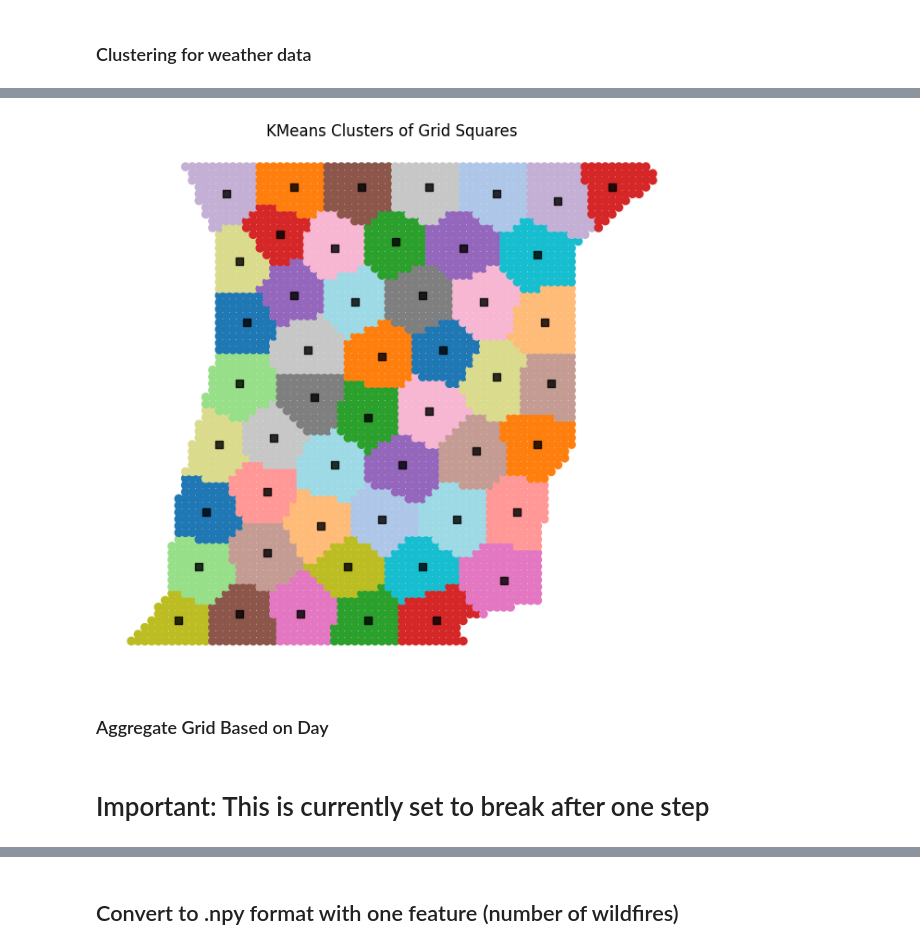
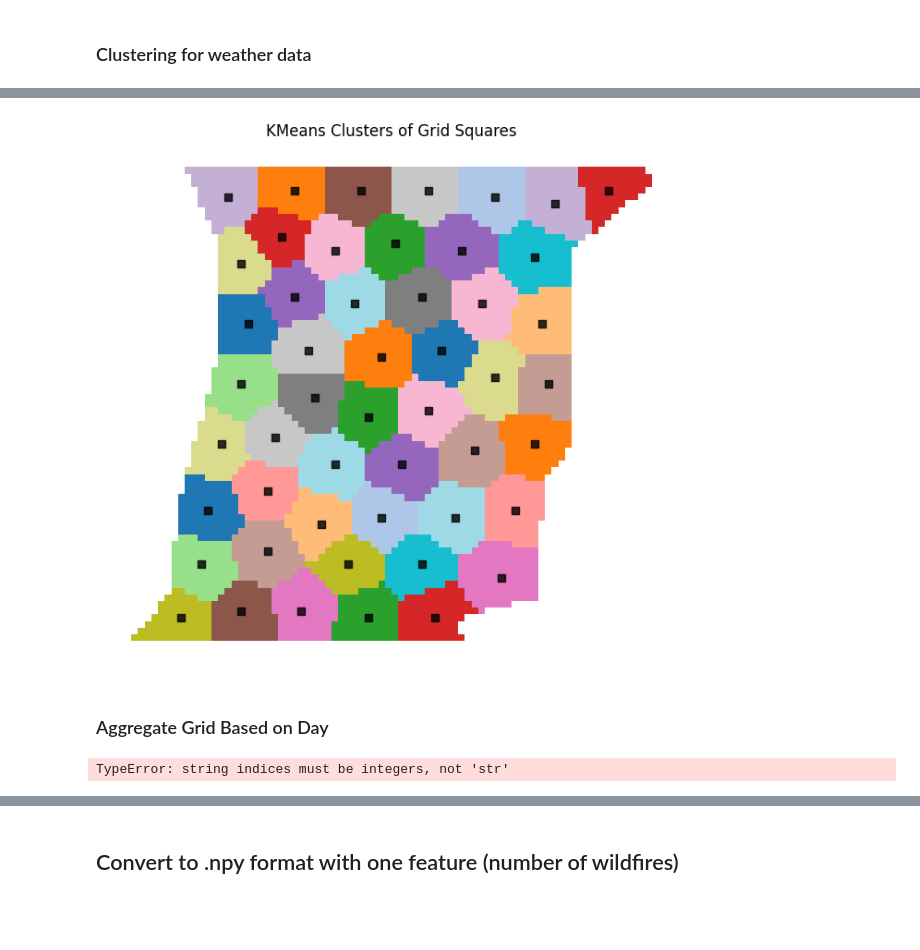
Before and after one commit to selinceydeli/Full-Graph_Wildfire_Prediction, a Jupyter notebook: prep_data.ipynb, the cells around one changed output, grey strips where cells are left out. Saved outputs shown, nothing was run; the diff lists cells and outputs as text; code cells hidden in the pictures; blank space fills up the shorter version.

```diff
--- a/prep_data.ipynb
+++ b/prep_data.ipynb
@@ -294,29 +119,6 @@ def safe_stat(value, func="mean"):
 # %% [markdown]
 ### Clustering for weather data
 # %%
-from sklearn.cluster import KMeans
-
-grid_gdf.to_crs(coord_ref_sys)
-coords = np.array([(geom.y, geom.x) for geom in grid_gdf.centroid_grid])
-
-# clustering based on geographic closeness
+from preprocessing.cluster import give_cluster_grid_centers
 n_clusters = 50
-kmeans = KMeans(n_clusters=n_clusters, random_state=42, n_init = 10)
-grid_gdf["cluster_id"] = kmeans.fit_predict(coords)
-
-cluster_points = [SPoint(xy[1], xy[0]) for xy in kmeans.cluster_centers_]
-# dict of the closest node to each cluster center
-cluster_grid_centers = {}
-
-for cluster_id, center in enumerate(cluster_points):
-    cluster_nodes = grid_gdf[grid_gdf["cluster_id"] == cluster_id]
-    # distances between the center of the cluster and all cluster nodes
-    distances = cluster_nodes["centroid_grid"].distance(center)
-
-    closest_node = distances.idxmin()
-    closest_node_id = grid_gdf.loc[closest_node]["node_id"]
-    closest_node_centroid = grid_gdf.loc[closest_node]["centroid_grid"]
-
-    cluster_grid_centers[cluster_id] = (closest_node_id, closest_node_centroid)
-
-cluster_grid_centers
+cluster_grid_centers, grid = give_cluster_grid_centers(n_clusters, grid, coord_ref_sys)
@@ -341,20 +125,6 @@ cluster_grid_centers
 # %%
-# visualize clusters
-fig, ax = plt.subplots(figsize=(8, 8))
-grid_gdf.plot(column="cluster_id", categorical=True, ax=ax, cmap="tab20")
-
-center_points = [centroid for node_id, centroid in cluster_grid_centers.values()]
-
-cluster_points = gpd.GeoDataFrame(
-    geometry = center_points,
-    crs = coord_ref_sys
-)
-
-cluster_points.plot(ax=ax, color="black",  alpha=0.8, marker="s")
-ax.set_title("KMeans Clusters of Grid Squares")
-ax.set_axis_off()
-plt.savefig(os.path.join(DATA_PLOTS_DIRECTORY, "kmeans_weather.png"), dpi=300, bbox_inches="tight")
-plt.show()
+from visualization.preprocessing_visualization import show_clusters
+show_clusters(grid, coord_ref_sys, cluster_grid_centers, DATA_PLOTS_DIRECTORY, "kmeans_clusters_grid.png")
 # %% [output]
-[figure, old version]
+[figure, new version]
 # %%
@@ -375,4 +133,2 @@ def get_node_cluster_centroid(point):
 # %% [markdown]
 ### Aggregate Grid Based on Day
-# %% [markdown]
-# Important: This is currently set to break after one step
@@ -378,0 +172,4 @@ def get_node_cluster_centroid(point):
+# %%
+graphs = split_graphs_into_days(grid, fire_data, fire_data["DAY"].unique(), WILDFIRE_SEVERITY_DIR)
+# %% [output]
+TypeError: string indices must be integers, not 'str'
```
Also changed, not shown: parts of 28 cells of this notebook.
